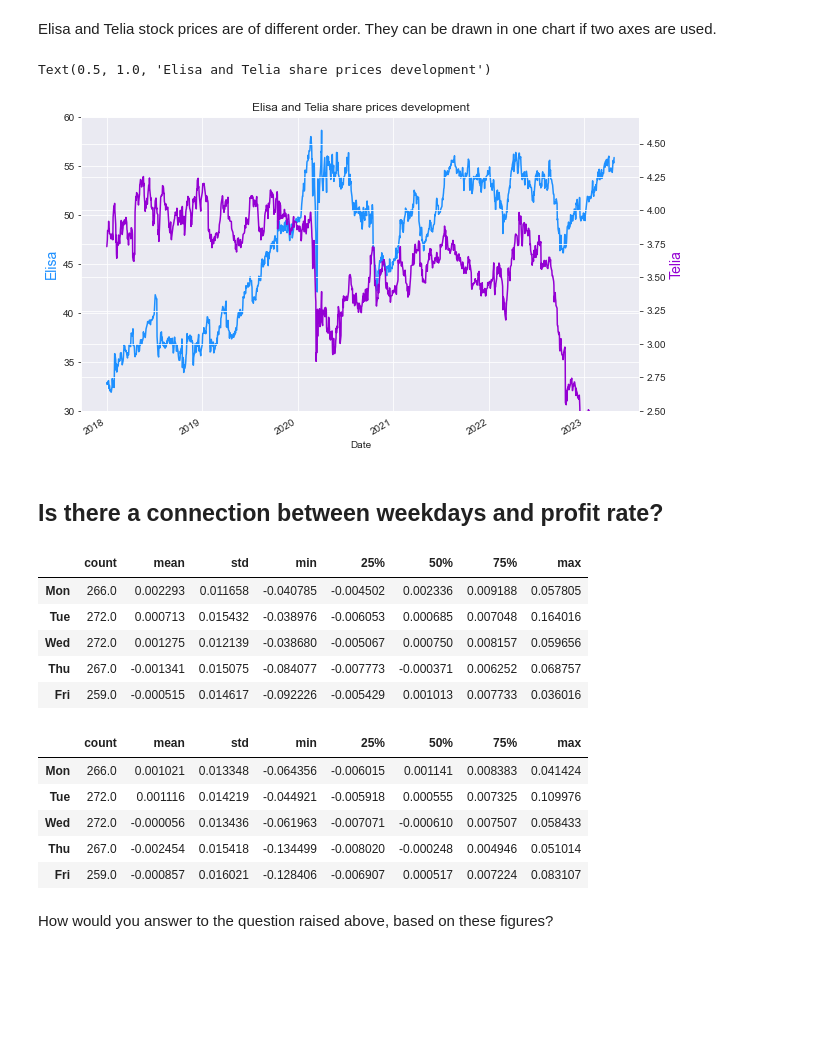
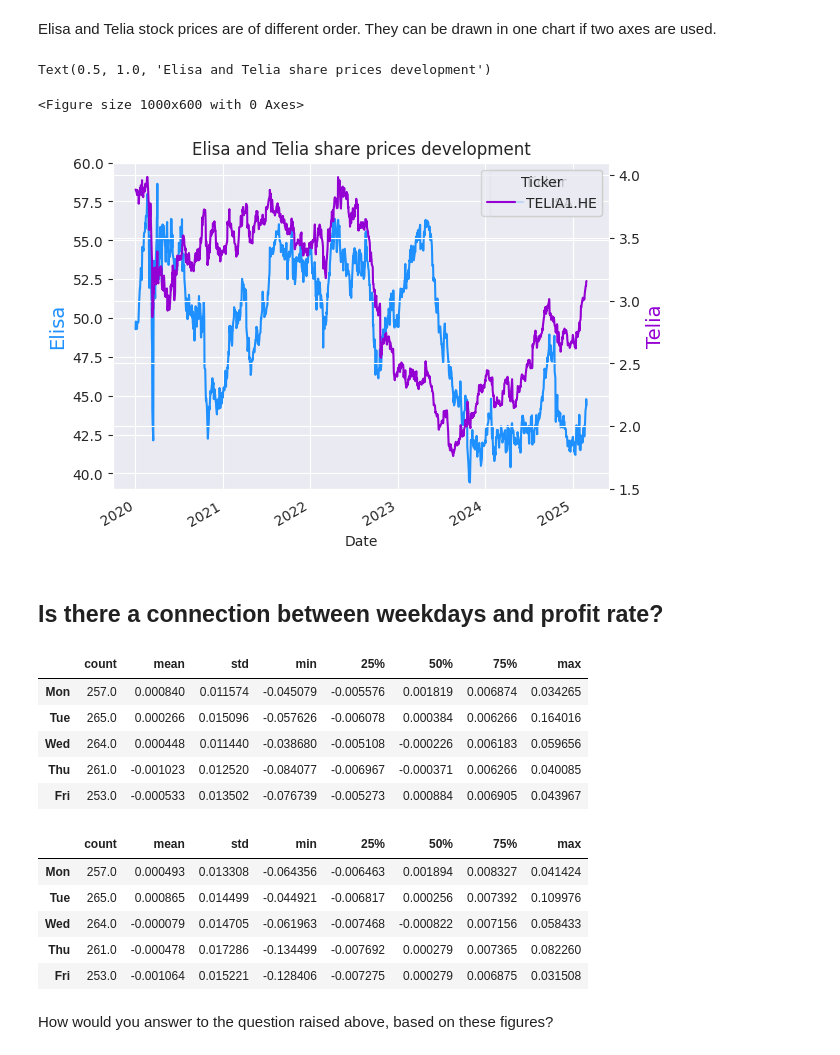
Before and after one commit to juhanurmonen/data-analytics-basics-time-series, a Jupyter notebook: time_series.ipynb, the cells around one changed output. Drawn from its saved outputs; the diff is of its cells as text; code cells hidden in the pictures; blank space fills up the shorter version.

```diff
--- a/time_series.ipynb
+++ b/time_series.ipynb
@@ -46,8 +30,8 @@ We can download Elisa and Telia historical stock prices from the Yahoo Finance s
 # %%
 ### Open the data in the dataframes named correspondingly.
 
-elisa = yf.download('ELISA.HE', start = '2018-1-1')
-telia = yf.download('TELIA1.HE', start = '2018-1-1')
+elisa = yf.download('ELISA.HE', start = '2020-1-1', auto_adjust=False)
+telia = yf.download('TELIA1.HE', start = '2020-1-1', auto_adjust=False)
 # %% [output]
 [*********************100%***********************]  1 of 1 completed
 [*********************100%***********************]  1 of 1 completed
@@ -396,36 +398,37 @@ plt.figure(figsize=(10,6))
 
 axe = elisa['Close'].plot(color = 'dodgerblue')
 
 ### Add name for Elisa, colour and font size.
 
 plt.ylabel('Elisa', color = 'dodgerblue', fontsize = 14)
 
 ### Scale the value axis of Elisa
 
-plt.ylim(30, 60)
+plt.ylim(39, 60)
 
 ### Next we create another axes object (called axt) and determine it to have a common x-axis with the object axe.
 
 axt = axe.twinx()
 
 ### Line chart of Telia stock closing prices
 
 telia['Close'].plot(ax = axt, color ='darkviolet')
 
 ### Add name for Telia, colour and font size.
 
 plt.ylabel('Telia', color = 'darkviolet', fontsize = 14)
 
 ### Scale the value axis of Telia
 
-plt.ylim(2.5, 4.7)
+plt.ylim(1.5, 4.1)
 
 ### Chart title
 
 plt.title('Elisa and Telia share prices development')
 # %% [output]
 Text(0.5, 1.0, 'Elisa and Telia share prices development')
+<Figure size 1000x600 with 0 Axes>
-[figure, old version]
+[figure, new version]
 # %% [markdown]
 ## Is there a connection between weekdays and profit rate?
 # %%
@@ -443,11 +446,11 @@ elisa_weekday.index = weekdays
 elisa_weekday
 # %% [output]
 |  | count | mean | std | min | 25% | 50% | 75% | max |
-| Mon | 266.0 | 0.002293 | 0.011658 | -0.040785 | -0.004502 | 0.002336 | 0.009188 | 0.057805 |
-| Tue | 272.0 | 0.000713 | 0.015432 | -0.038976 | -0.006053 | 0.000685 | 0.007048 | 0.164016 |
-| Wed | 272.0 | 0.001275 | 0.012139 | -0.038680 | -0.005067 | 0.000750 | 0.008157 | 0.059656 |
-| Thu | 267.0 | -0.001341 | 0.015075 | -0.084077 | -0.007773 | -0.000371 | 0.006252 | 0.068757 |
-| Fri | 259.0 | -0.000515 | 0.014617 | -0.092226 | -0.005429 | 0.001013 | 0.007733 | 0.036016 |
+| Mon | 257.0 | 0.000840 | 0.011574 | -0.045079 | -0.005576 | 0.001819 | 0.006874 | 0.034265 |
+| Tue | 265.0 | 0.000266 | 0.015096 | -0.057626 | -0.006078 | 0.000384 | 0.006266 | 0.164016 |
+| Wed | 264.0 | 0.000448 | 0.011440 | -0.038680 | -0.005108 | -0.000226 | 0.006183 | 0.059656 |
+| Thu | 261.0 | -0.001023 | 0.012520 | -0.084077 | -0.006967 | -0.000371 | 0.006266 | 0.040085 |
+| Fri | 253.0 | -0.000533 | 0.013502 | -0.076739 | -0.005273 | 0.000884 | 0.006905 | 0.043967 |
 # %%
 ### Telia's statistical numbers by weekdays
 
@@ -457,11 +460,11 @@ telia_weekday.index = weekdays
 telia_weekday
 # %% [output]
 |  | count | mean | std | min | 25% | 50% | 75% | max |
-| Mon | 266.0 | 0.001021 | 0.013348 | -0.064356 | -0.006015 | 0.001141 | 0.008383 | 0.041424 |
-| Tue | 272.0 | 0.001116 | 0.014219 | -0.044921 | -0.005918 | 0.000555 | 0.007325 | 0.109976 |
-| Wed | 272.0 | -0.000056 | 0.013436 | -0.061963 | -0.007071 | -0.000610 | 0.007507 | 0.058433 |
-| Thu | 267.0 | -0.002454 | 0.015418 | -0.134499 | -0.008020 | -0.000248 | 0.004946 | 0.051014 |
-| Fri | 259.0 | -0.000857 | 0.016021 | -0.128406 | -0.006907 | 0.000517 | 0.007224 | 0.083107 |
+| Mon | 257.0 | 0.000493 | 0.013308 | -0.064356 | -0.006463 | 0.001894 | 0.008327 | 0.041424 |
+| Tue | 265.0 | 0.000865 | 0.014499 | -0.044921 | -0.006817 | 0.000256 | 0.007392 | 0.109976 |
+| Wed | 264.0 | -0.000079 | 0.014705 | -0.061963 | -0.007468 | -0.000822 | 0.007156 | 0.058433 |
+| Thu | 261.0 | -0.000478 | 0.017286 | -0.134499 | -0.007692 | 0.000279 | 0.007365 | 0.082260 |
+| Fri | 253.0 | -0.001064 | 0.015221 | -0.128406 | -0.007275 | 0.000279 | 0.006875 | 0.031508 |
 # %% [markdown]
 How would you answer to the question raised above, based on these figures?
 # %% [markdown]
```
Also changed, not shown: parts of 29 cells of this notebook.
